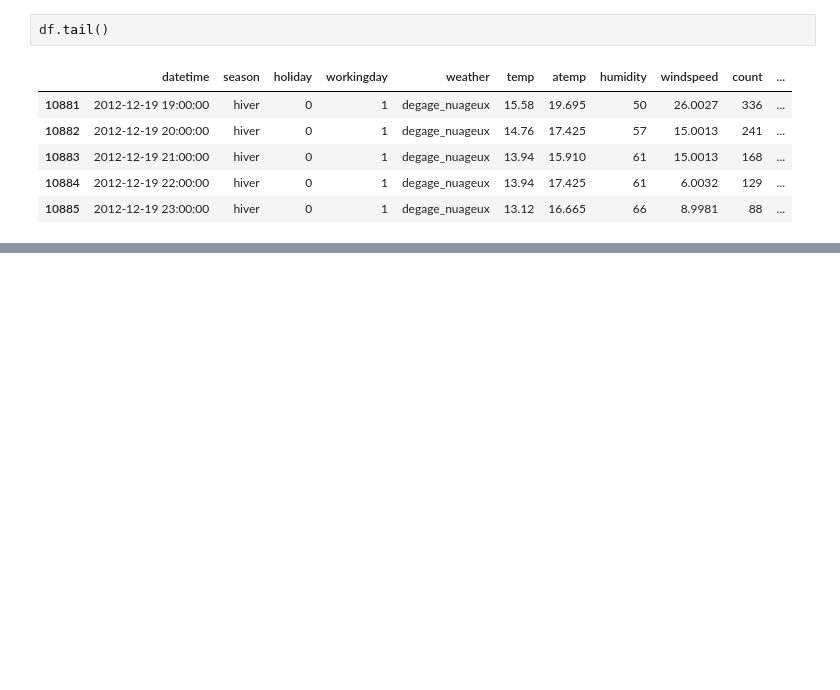
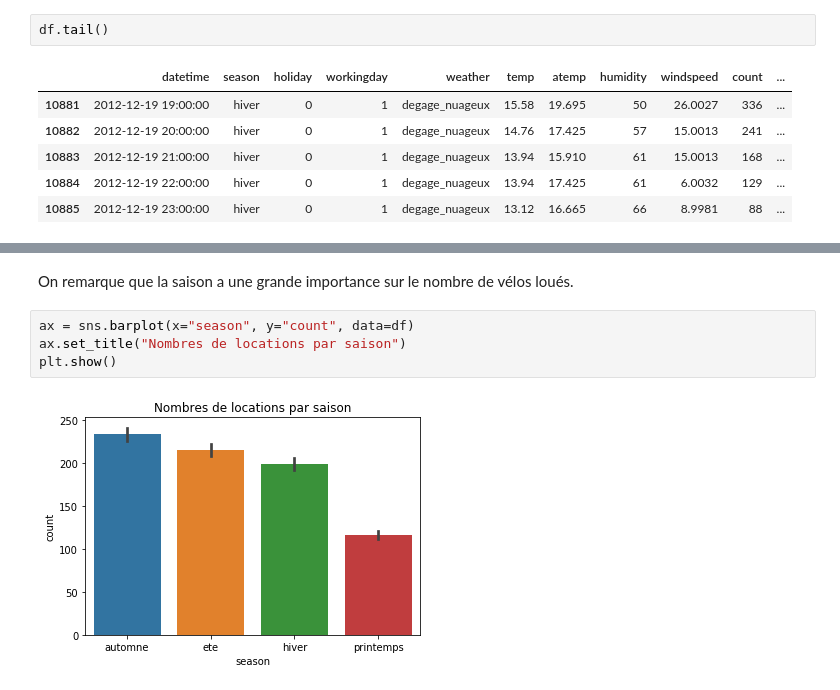
Before and after one commit to uazech/data-mining-velo, a Jupyter notebook: script/projet_velo_sujet.ipynb, the cells around one changed output, grey strips where cells are left out. Drawn from its saved outputs; the diff is of its cells as text; blank space fills up the shorter version.

```diff
--- a/script/projet_velo_sujet.ipynb
+++ b/script/projet_velo_sujet.ipynb
@@ -373,0 +446,8 @@ df.tail()
+# %% [markdown]
+On remarque que la saison a une grande importance sur le nombre de vélos loués.
+# %%
+ax = sns.barplot(x="season", y="count", data=df)
+ax.set_title("Nombres de locations par saison")
+plt.show()
+# %% [output]
+[figure, added]
```
Also changed, not shown: parts of 20 cells of this notebook.
